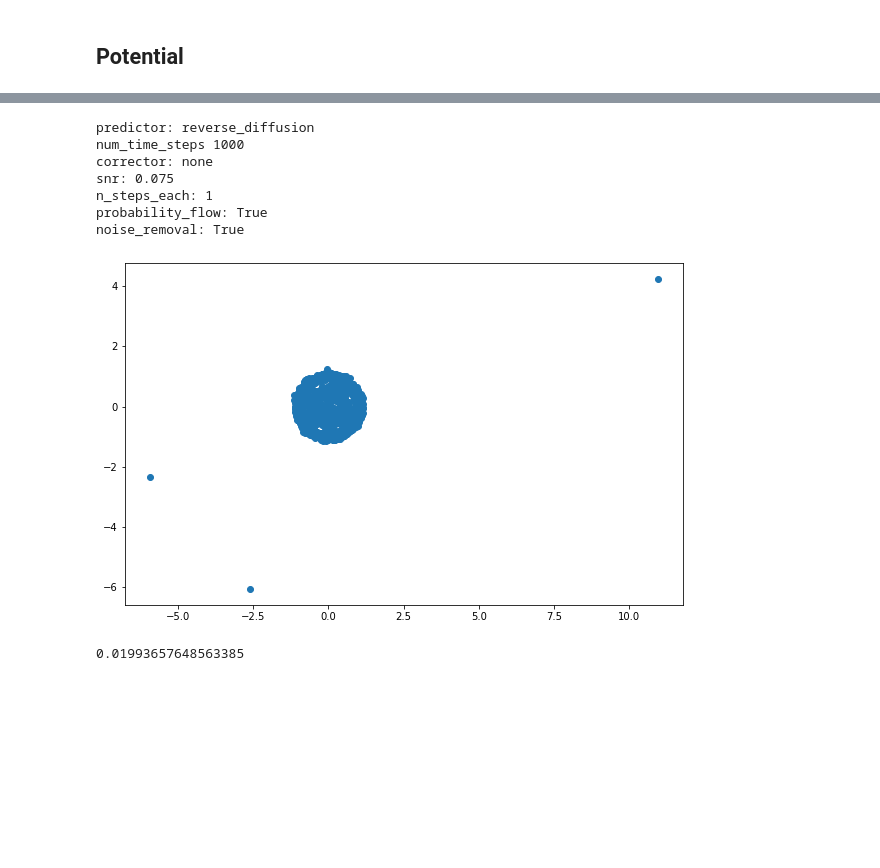
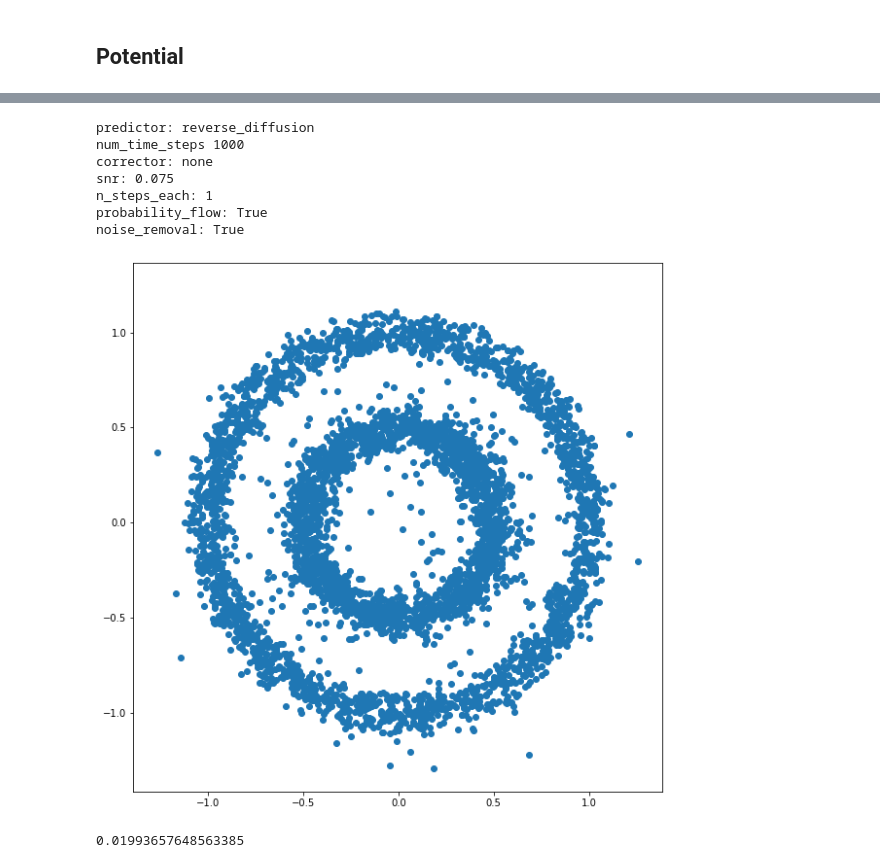
Before and after one commit to GBATZOLIS/conditional_score_diffusion, a Jupyter notebook: sampling.ipynb, the cells around one changed output, grey strips where cells are left out. Saved outputs shown, nothing was run; the diff lists cells and outputs as text; code cells hidden in the pictures; blank space fills up the shorter version.

```diff
--- a/sampling.ipynb
+++ b/sampling.ipynb
@@ -220,17 +226,19 @@ noise_removal: True
 # %%
 config_ode = get_sampling_config(config, probability_flow=True)
 samples_ode = sample(ckpt_path, config_ode)
-visualise_samples(samples_ode, title='potential_ode')
-print_sampling_parameters(config_ode)
-# %% [output]
-predictor: reverse_diffusion
-num_time_steps 1000
-corrector: none
-snr: 0.075
-n_steps_each: 1
-probability_flow: True
-noise_removal: True
-[figure, removed]
+# %%
+samples_ode = samples_ode[torch.linalg.norm(samples_ode, dim=1) < 1.5]
+visualise_samples(samples_ode, title='title')
+print_sampling_parameters(config_ode)
+# %% [output]
+predictor: reverse_diffusion
+num_time_steps 1000
+corrector: none
+snr: 0.075
+n_steps_each: 1
+probability_flow: True
+noise_removal: True
+[figure, added]
 # %%
 calculate_wasserstein(samples, samples_ode)
 # %% [output]
```
Also changed, not shown: parts of 10 cells of this notebook, 4 other files.
